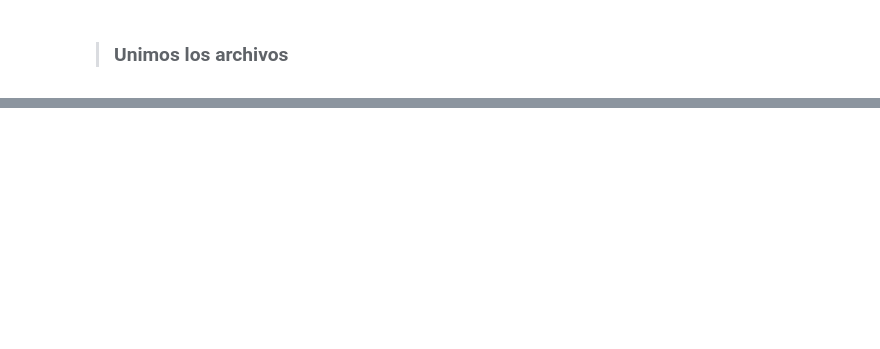
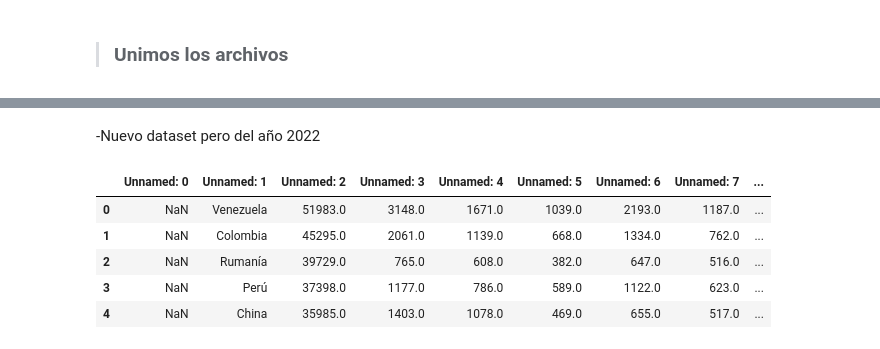
Before and after one commit to Adalab/promo-d-da-modulo3-sprint2-Elisa-Lorena, a Jupyter notebook: Inmigracion_Madrid.ipynb, the cells around one changed output, grey strips where cells are left out. Saved outputs shown, nothing was run; the diff lists cells and outputs as text; code cells hidden in the pictures; blank space fills up the shorter version.

```diff
--- a/Inmigracion_Madrid.ipynb
+++ b/Inmigracion_Madrid.ipynb
@@ -148,0 +159,12 @@ df_final.head()
+# %% [markdown]
+-Nuevo dataset pero del año 2022
+# %%
+df_distritos2 = pd.read_excel('datos/nacionalidad_distritos.xlsx', skiprows=12)
+df_distritos2.head()
+# %% [output]
+|  | Unnamed: 0 | Unnamed: 1 | Unnamed: 2 | Unnamed: 3 | Unnamed: 4 | Unnamed: 5 | Unnamed: 6 | Unnamed: 7 | ... |
+| 0 | NaN | Venezuela | 51983.0 | 3148.0 | 1671.0 | 1039.0 | 2193.0 | 1187.0 | ... |
+| 1 | NaN | Colombia | 45295.0 | 2061.0 | 1139.0 | 668.0 | 1334.0 | 762.0 | ... |
+| 2 | NaN | Rumanía | 39729.0 | 765.0 | 608.0 | 382.0 | 647.0 | 516.0 | ... |
+| 3 | NaN | Perú | 37398.0 | 1177.0 | 786.0 | 589.0 | 1122.0 | 623.0 | ... |
+| 4 | NaN | China | 35985.0 | 1403.0 | 1078.0 | 469.0 | 655.0 | 517.0 | ... |
```
Also changed, not shown: parts of 7 cells of this notebook, 5 other files.
